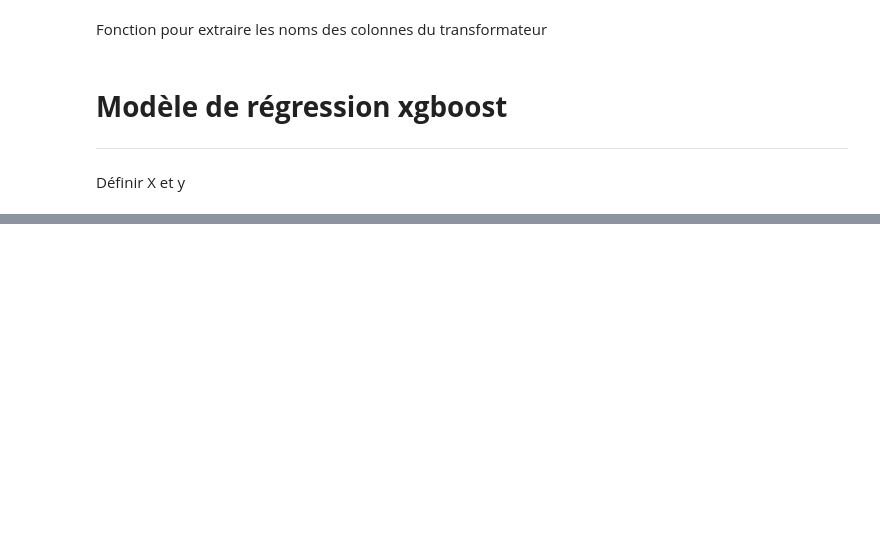
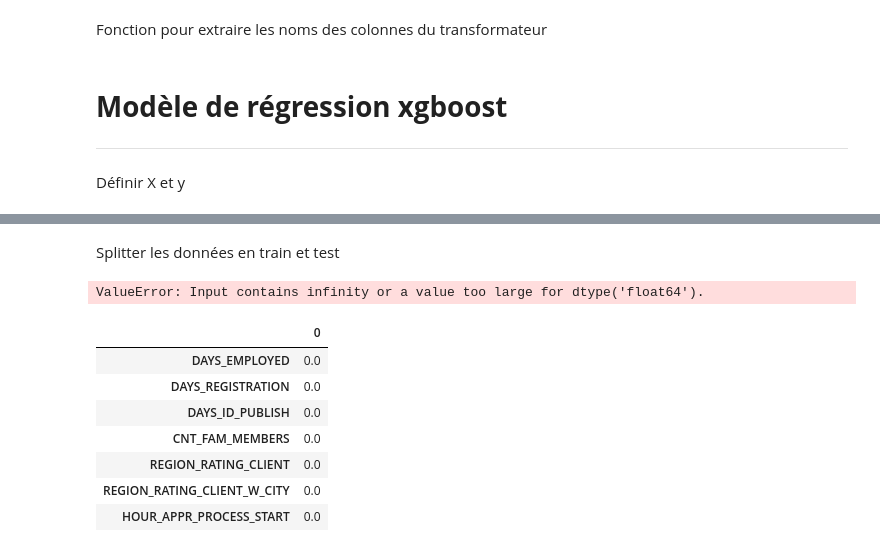
Before and after one commit to mohamedtrabis/Projet-7-Implementez-un-modele-de-scoring, a Jupyter notebook: P7_01_dashboard.ipynb, the cells around one changed output, grey strips where cells are left out. Saved outputs shown, nothing was run; the diff lists cells and outputs as text; code cells hidden in the pictures; blank space fills up the shorter version.

```diff
--- a/P7_01_dashboard.ipynb
+++ b/P7_01_dashboard.ipynb
@@ -1017,0 +1368,4 @@ missing_rate.to_csv('missing_rate.csv')
+# %%
+pd.set_option('display.max_columns', 500)
+
+# df_imputed.head()
@@ -1142,0 +1570,2 @@ df_train.iloc[:,]
+# %% [markdown]
+Splitter les données en train et test
@@ -1165,0 +1603,22 @@ missing_rate = pd.DataFrame(missing_rate)
+# %%
+# df_train_ = pd.DataFrame(imputer.fit_transform(df_train),columns = df_train.columns)
+
+# fit on the dataset
+imputer.fit(df_train)
+print('Missing: %d' % sum(df_train.isna().sum()))
+# %% [output]
+ValueError: Input contains infinity or a value too large for dtype('float64').
+# %%
+missing_rate = (df_train_.isna().sum()/df_train_.shape[0])*100
+
+missing_rate = pd.DataFrame(missing_rate)
+missing_rate
+# %% [output]
+|  | 0 |
+| DAYS_EMPLOYED | 0.0 |
+| DAYS_REGISTRATION | 0.0 |
+| DAYS_ID_PUBLISH | 0.0 |
+| CNT_FAM_MEMBERS | 0.0 |
+| REGION_RATING_CLIENT | 0.0 |
+| REGION_RATING_CLIENT_W_CITY | 0.0 |
+| HOUR_APPR_PROCESS_START | 0.0 |
```
Also changed, not shown: parts of 89 cells of this notebook.
